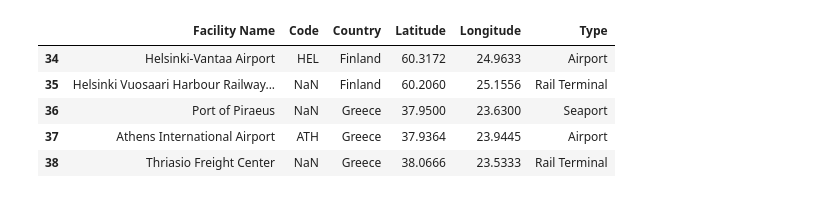
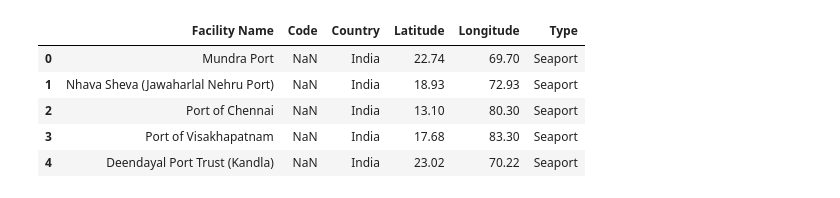
Before and after one commit to Tech-Transit/route-optimization-engine, a Jupyter notebook: rough/routesEngine.ipynb, the cells around one changed output. Cells and saved outputs as stored; diff of their text form; code cells hidden in the pictures.

```diff
--- a/rough/routesEngine.ipynb
+++ b/rough/routesEngine.ipynb
@@ -5,13 +5,13 @@ from geopy.distance import geodesic
 import matplotlib.pyplot as plt
 # %%
 df = pd.read_csv('ports_data.csv')
-df.tail()
+df.head()
 # %% [output]
 |  | Facility Name | Code | Country | Latitude | Longitude | Type |
-| 34 | Helsinki-Vantaa Airport | HEL | Finland | 60.3172 | 24.9633 | Airport |
-| 35 | Helsinki Vuosaari Harbour Railway... | NaN | Finland | 60.2060 | 25.1556 | Rail Terminal |
-| 36 | Port of Piraeus | NaN | Greece | 37.9500 | 23.6300 | Seaport |
-| 37 | Athens International Airport | ATH | Greece | 37.9364 | 23.9445 | Airport |
-| 38 | Thriasio Freight Center | NaN | Greece | 38.0666 | 23.5333 | Rail Terminal |
+| 0 | Mundra Port | NaN | India | 22.74 | 69.70 | Seaport |
+| 1 | Nhava Sheva (Jawaharlal Nehru Port) | NaN | India | 18.93 | 72.93 | Seaport |
+| 2 | Port of Chennai | NaN | India | 13.10 | 80.30 | Seaport |
+| 3 | Port of Visakhapatnam | NaN | India | 17.68 | 83.30 | Seaport |
+| 4 | Deendayal Port Trust (Kandla) | NaN | India | 23.02 | 70.22 | Seaport |
 # %%
 source = "Mundra Port"
```
Also changed, not shown: parts of 5 cells of this notebook, 1 other file.
